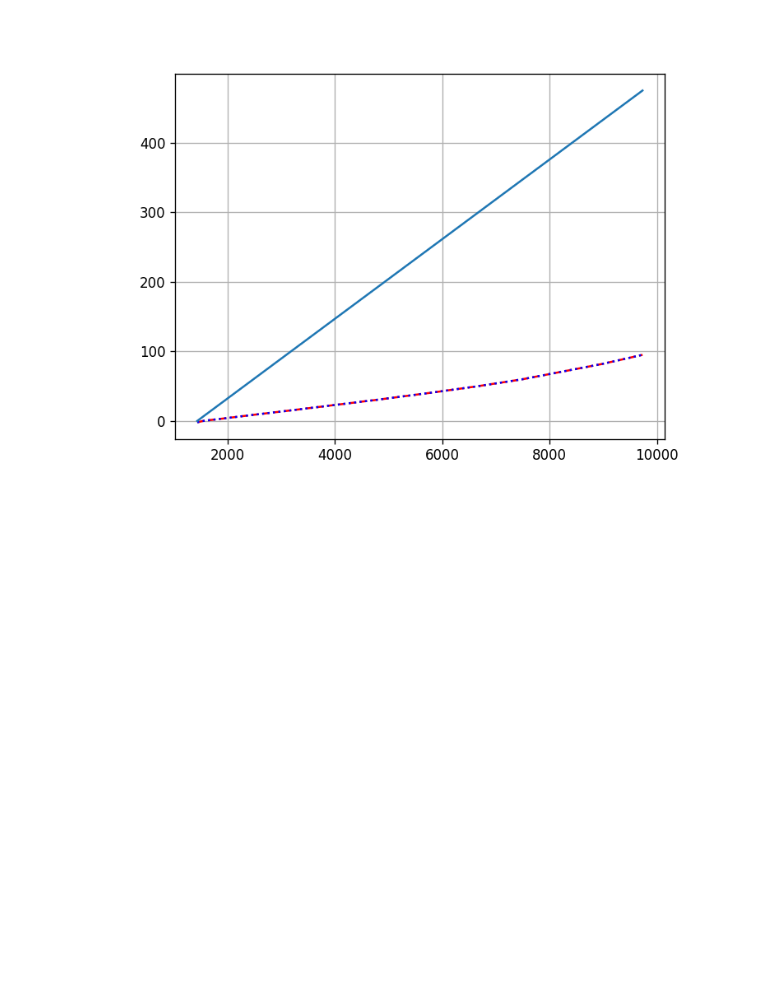
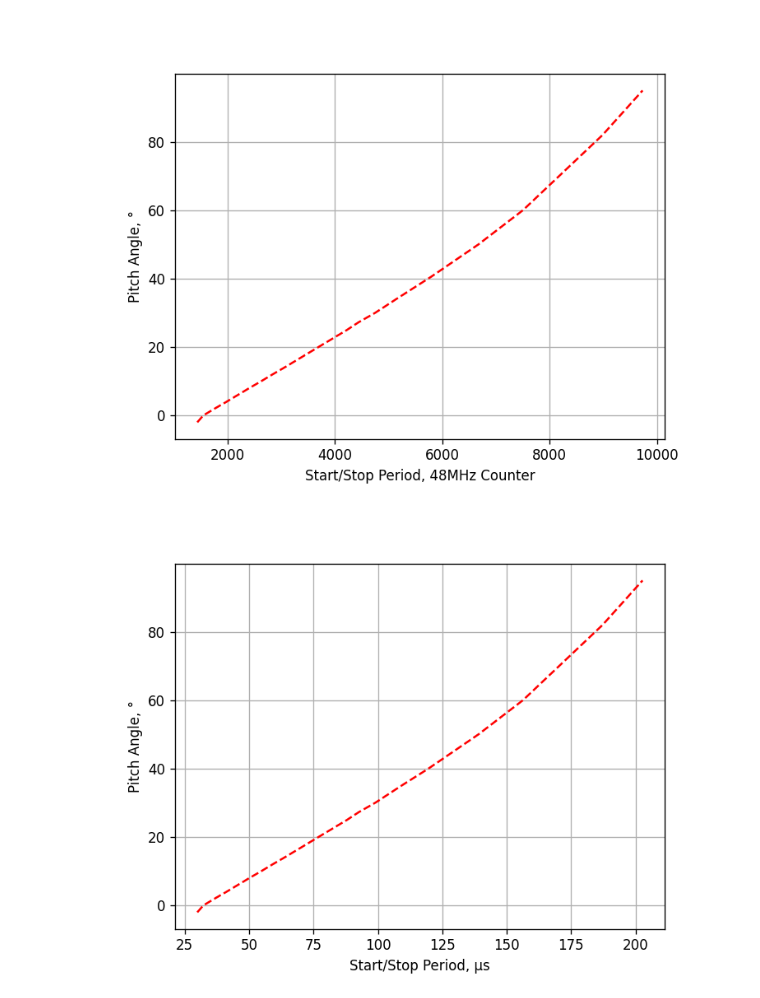
Before and after one commit to Taras2r/LinearEncoder, a Jupyter notebook: LinEnc.ipynb, the cells around one changed output. Drawn from its saved outputs; the diff is of its cells as text; code cells hidden in the pictures; blank space fills up the shorter version.

```diff
--- a/LinEnc.ipynb
+++ b/LinEnc.ipynb
@@ -5,30 +5,51 @@ import matplotlib.pyplot as plt
 # %%
 path = "linEnc.csv"
 file = open(path, 'r')
 reader = csv.DictReader(file)
 
 period = []
 counts = []
 angle_us = []
 angle_counts = []
 angle_mm = []
 rod_mm = []
+rod_mmDataSheet = []
 
 for row in reader:
     period.append(float(row['period']) / 100.0)
     counts.append(float(row['counts']))
     angle_us.append(float(row['angle_us']) / 100.0)
     angle_counts.append(float(row['angleCounts']) / 100.0)
     angle_mm.append(float(row['angleMM']) / 100.0)
     rod_mm.append(float(row['MM']) / 100.0)
+    rod_mmDataSheet.append(float(row['MMDataSheet']) / 100.0)
 
 plt.clf()
 plt.close()
 plt.figure(dpi = 120)
 plt.plot(counts, angle_mm, 'r', linestyle='--')
-plt.plot(counts, angle_counts, 'b', linestyle='dotted')
-plt.plot(counts, rod_mm)
+plt.xlabel("Start/Stop Period, 48MHz Counter")
+plt.ylabel("Pitch Angle, °")
+# plt.plot(counts, angle_counts, 'b', linestyle='dotted')
+# plt.plot(counts, rod_mm)
 plt.grid()
 plt.show()
+
+plt.figure(dpi = 120)
+plt.plot(period, angle_us, 'r', linestyle='--')
+plt.xlabel("Start/Stop Period, μs")
+plt.ylabel("Pitch Angle, °")
+plt.grid()
+plt.show()
+
+plt.figure(dpi = 120)
+plt.plot(counts, rod_mm, 'r', linestyle='--', label="Calc. Coef.")
+plt.plot(counts, rod_mmDataSheet, 'b', linestyle=':', label="DataSheet Coef.")
+plt.xlabel("Start/Stop Period, 48MHz Counter")
+plt.ylabel("Magnet Position, mm")
+plt.legend(loc='upper left')
+plt.grid()
+plt.show()
 # %% [output]
-[figure, old version]
+[figure, new version]
+[figure, added]
```
Also changed, not shown: parts of 2 cells of this notebook, 2 other files.
